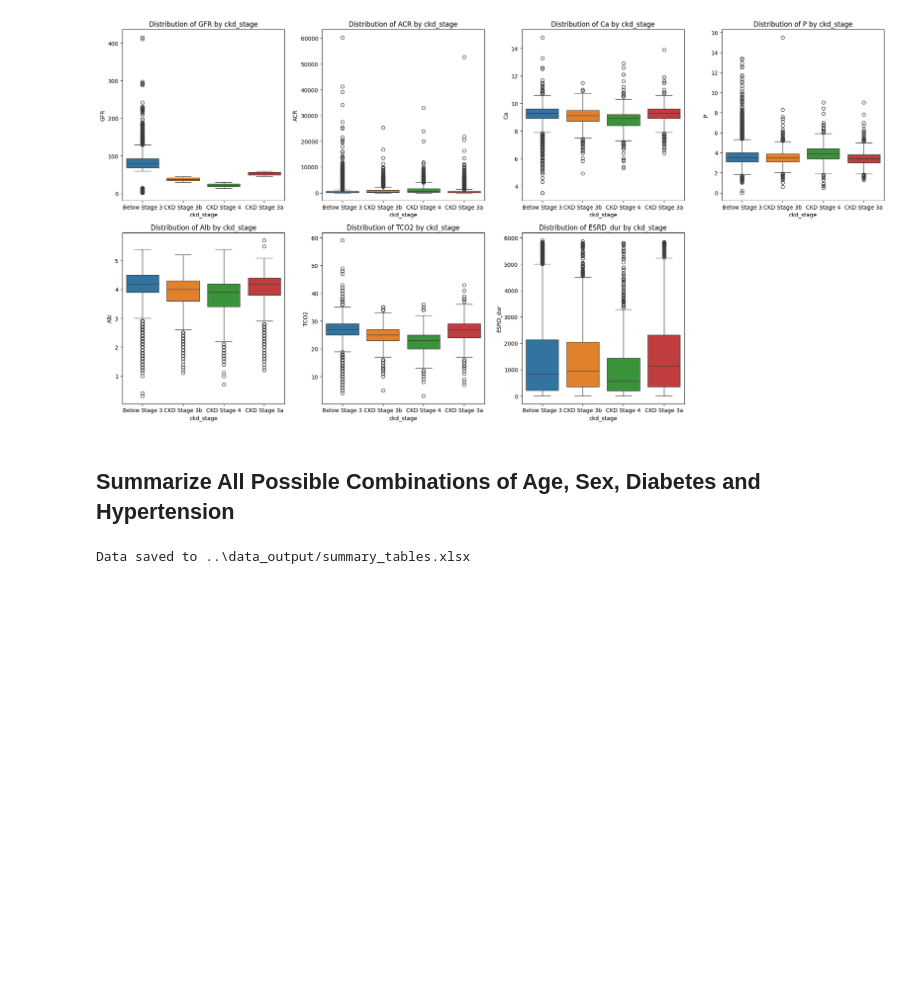
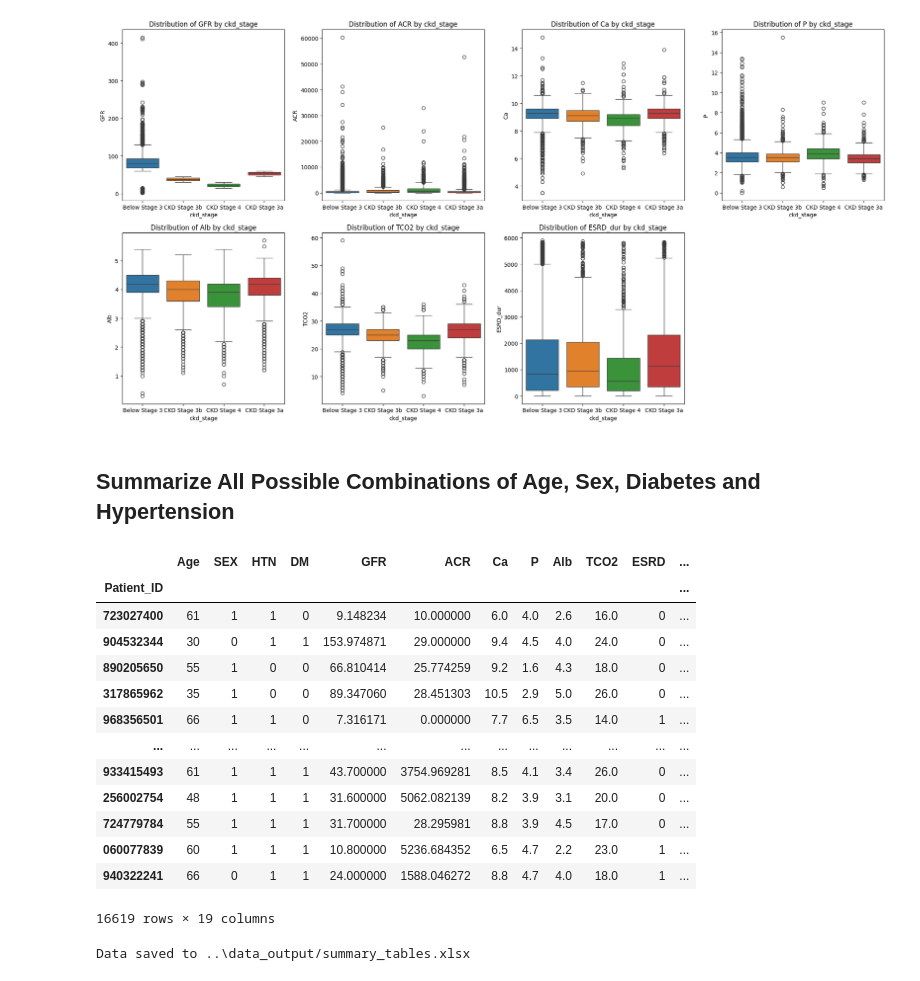
Before and after one commit to lshpaner/seoul_kfre, a Jupyter notebook: notebooks/data_exp_prep.ipynb, the cells around one changed output. Saved outputs shown, nothing was run; the diff lists cells and outputs as text; code cells hidden in the pictures; blank space fills up the shorter version.

```diff
--- a/notebooks/data_exp_prep.ipynb
+++ b/notebooks/data_exp_prep.ipynb
@@ -540,4 +560,21 @@ metrics_box_violin(
 [figure]
 # %% [markdown]
 ## Summarize All Possible Combinations of Age, Sex, Diabetes and Hypertension
+# %%
+df_eda
+# %% [output]
+|  | Age | SEX | HTN | DM | GFR | ACR | Ca | P | Alb | TCO2 | ESRD | ... |
+| Patient_ID |  |  |  |  |  |  |  |  |  |  |  | ... |
+| 723027400 | 61 | 1 | 1 | 0 | 9.148234 | 10.000000 | 6.0 | 4.0 | 2.6 | 16.0 | 0 | ... |
+| 904532344 | 30 | 0 | 1 | 1 | 153.974871 | 29.000000 | 9.4 | 4.5 | 4.0 | 24.0 | 0 | ... |
+| 890205650 | 55 | 1 | 0 | 0 | 66.810414 | 25.774259 | 9.2 | 1.6 | 4.3 | 18.0 | 0 | ... |
+| 317865962 | 35 | 1 | 0 | 0 | 89.347060 | 28.451303 | 10.5 | 2.9 | 5.0 | 26.0 | 0 | ... |
+| 968356501 | 66 | 1 | 1 | 0 | 7.316171 | 0.000000 | 7.7 | 6.5 | 3.5 | 14.0 | 1 | ... |
+| ... | ... | ... | ... | ... | ... | ... | ... | ... | ... | ... | ... | ... |
+| 933415493 | 61 | 1 | 1 | 1 | 43.700000 | 3754.969281 | 8.5 | 4.1 | 3.4 | 26.0 | 0 | ... |
+| 256002754 | 48 | 1 | 1 | 1 | 31.600000 | 5062.082139 | 8.2 | 3.9 | 3.1 | 20.0 | 0 | ... |
+| 724779784 | 55 | 1 | 1 | 1 | 31.700000 | 28.295981 | 8.8 | 3.9 | 4.5 | 17.0 | 0 | ... |
+| 060077839 | 60 | 1 | 1 | 1 | 10.800000 | 5236.684352 | 6.5 | 4.7 | 2.2 | 23.0 | 1 | ... |
+| 940322241 | 66 | 0 | 1 | 1 | 24.000000 | 1588.046272 | 8.8 | 4.7 | 4.0 | 18.0 | 1 | ... |
+16619 rows × 19 columns
 # %%
```
Also changed, not shown: parts of 12 cells of this notebook, 2 other files.
